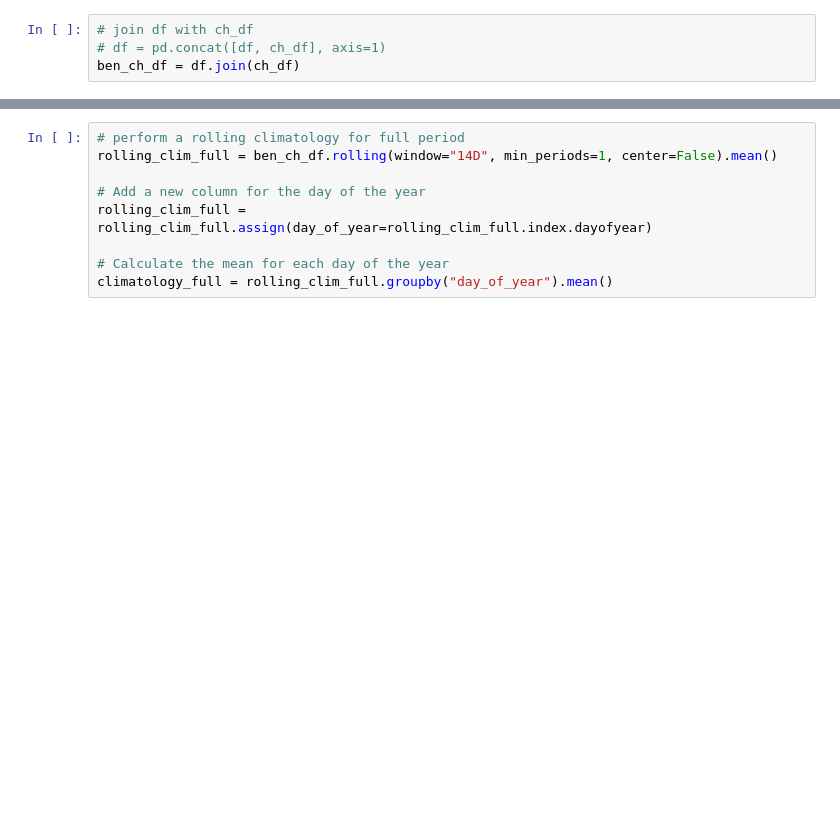
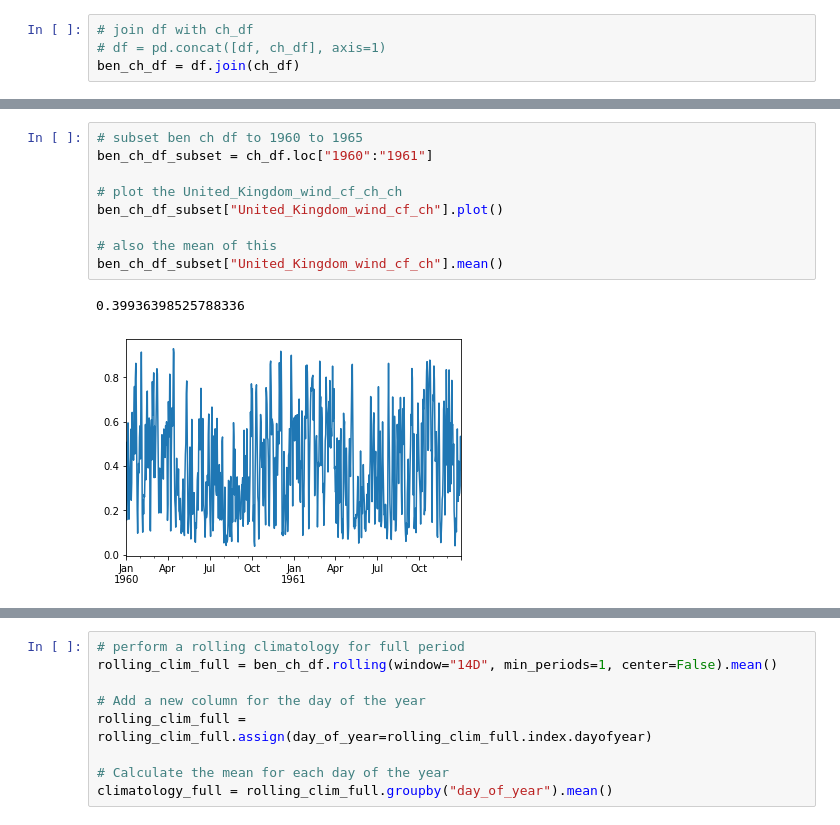
Before and after one commit to benhutchmet/unseen_multi_year, a Jupyter notebook: obs_wind_demand.ipynb, the cells around one changed output, grey strips where cells are left out. Cells and saved outputs as stored; diff of their text form; blank space fills up the shorter version.

Commit message:
validating updated processed obs winds

```diff
--- a/obs_wind_demand.ipynb
+++ b/obs_wind_demand.ipynb
@@ -223 +244,13 @@ ben_ch_df = df.join(ch_df)
+# %%
+# subset ben ch df to 1960 to 1965
+ben_ch_df_subset = ch_df.loc["1960":"1961"]
+
+# plot the United_Kingdom_wind_cf_ch_ch
+ben_ch_df_subset["United_Kingdom_wind_cf_ch"].plot()
+
+# also the mean of this
+ben_ch_df_subset["United_Kingdom_wind_cf_ch"].mean()
+# %% [output]
+0.39936398525788336
+[figure, added]
 # %%
```
Also changed, not shown: parts of 18 cells of this notebook, 2 other files.
